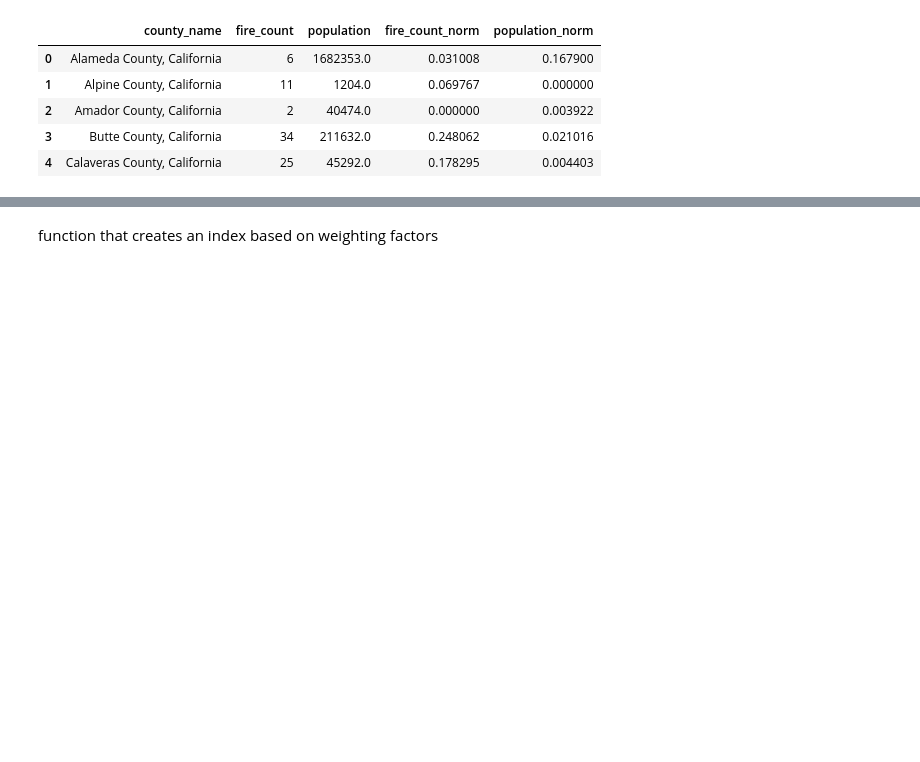
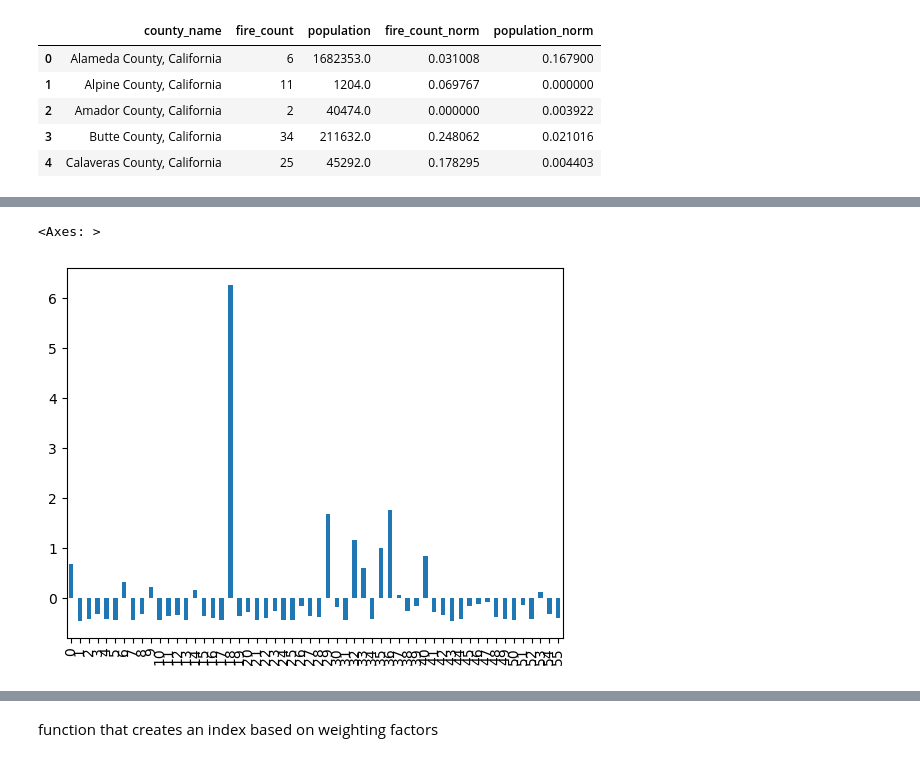
Before and after one commit to TalkDatatoMeWiDDatathon23/ForestService-Census-Index, a Jupyter notebook: census_explore.ipynb, the cells around one changed output, grey strips where cells are left out. Saved outputs shown, nothing was run; the diff lists cells and outputs as text; code cells hidden in the pictures; blank space fills up the shorter version.

```diff
--- a/census_explore.ipynb
+++ b/census_explore.ipynb
@@ -624,4 +624,32 @@ def min_max_normalize(df, column_name):
     df_copy = df.copy()  # Create a copy of the DataFrame
     df_copy[f'{column_name}_norm'] = normalized_column  # Add normalized column to the copy
     return df_copy
+
+
+
+def standardize_column(df, column_name):
+    """
+    Standardize a column in a DataFrame using z-score normalization and return a copy of the DataFrame
+    with the standardized values added as a new column.
+
+    Parameters:
+    - df (pandas.DataFrame): The DataFrame containing the data.
+    - column_name (str): The name of the column to standardize.
+
+    Returns:
+    - pandas.DataFrame: A copy of the input DataFrame with standardized columns added.
+    """
+    # Check if the column exists in the DataFrame
+    if column_name not in df.columns:
+        raise ValueError(f"Column '{column_name}' not found in the DataFrame.")
+
+    # Calculate mean and standard deviation of the column
+    mean_val = df[column_name].mean()
+    std_val = df[column_name].std()
+
+    # Standardize the column data and add it as a new column in a copy of the DataFrame
+    standardized_column = (df[column_name] - mean_val) / std_val
+    df_copy = df.copy()  # Create a copy of the DataFrame
+    df_copy[f'{column_name}_std'] = standardized_column  # Add standardized column to the copy
+    return df_copy
 # %%
@@ -637,3 +666,8 @@ final_df_norm.head()
 | 2 | Amador County, California | 2 | 40474.0 | 0.000000 | 0.003922 |
 | 3 | Butte County, California | 34 | 211632.0 | 0.248062 | 0.021016 |
 | 4 | Calaveras County, California | 25 | 45292.0 | 0.178295 | 0.004403 |
+# %%
+#standardize
+final_df_firecount_stand = standardize_column(final_df, 'fire_count')
+final_df_stand =standardize_column( final_df_firecount_norm, 'population')
+final_df_stand.head()
@@ -639,0 +681,5 @@ final_df_norm.head()
+# %%
+final_df_stand.population_std.plot(kind='bar')
+# %% [output]
+<Axes: >
+[figure, added]
```
Also changed, not shown: parts of 7 cells of this notebook, 1 other file.
